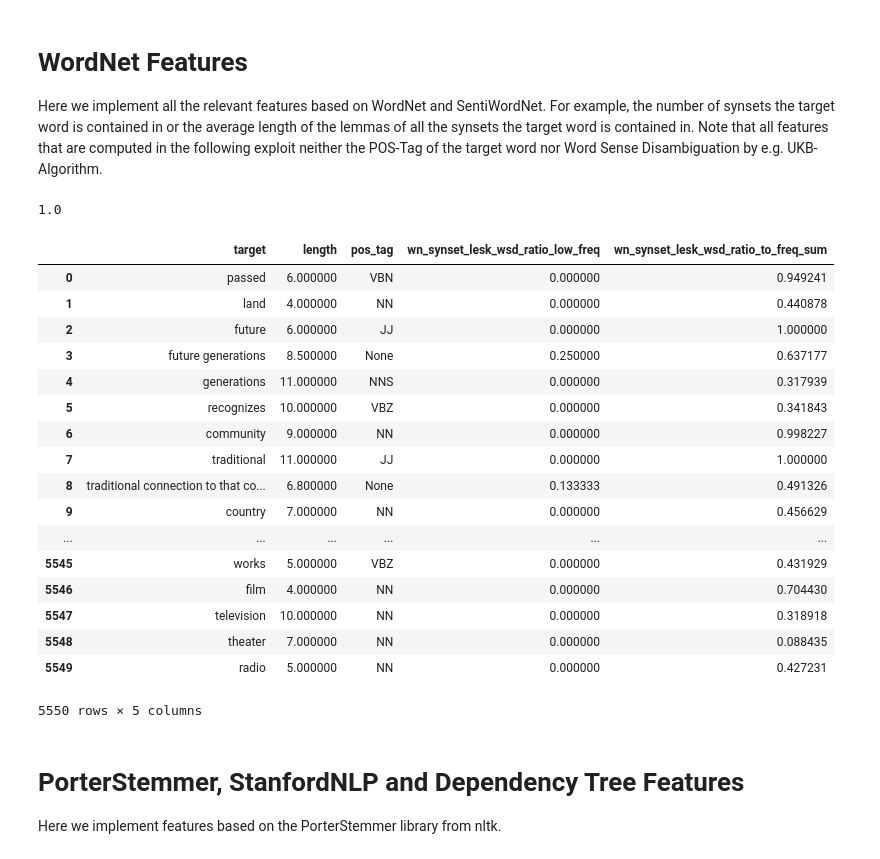
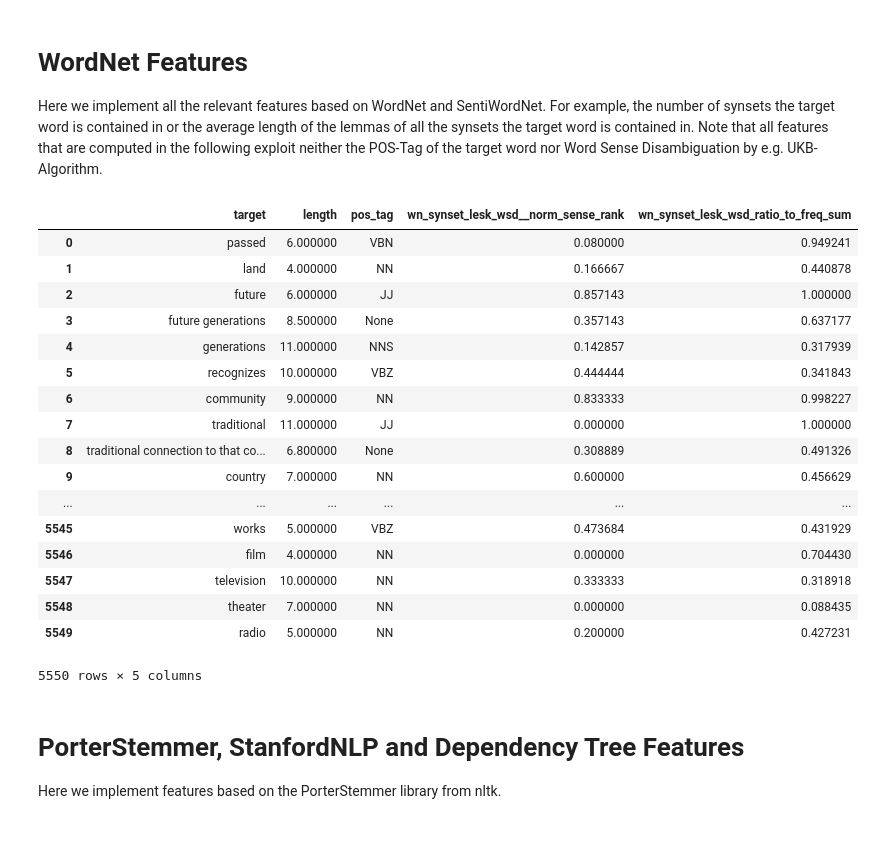
Before and after one commit to kristiankolthoff/CoWoPhId, a Jupyter notebook: python/FeaturesCWI.ipynb, the cells around one changed output. Cells and saved outputs as stored; diff of their text form; code cells hidden in the pictures.

Commit message:
WSD-WordNet-Sense normalized Rank feature using Lesk

```diff
--- a/python/FeaturesCWI.ipynb
+++ b/python/FeaturesCWI.ipynb
@@ -534,10 +534,18 @@ def wn_synset_lesk_wsd_ratio_to_freq_sum(target, sentence, pos, freqs_func, freq
               for lemmata in lemmas]
     target_freq = freqs_func(target, freqs)
     return target_freq / np.sum(freqis)
+
+#TODO implement with other wsd algorithm and lemma count
+def wn_synset_lesk_wsd__norm_sense_rank(target, sentence, pos, freqs_func, freqs):
+    wsd_synset = lesk(sentence.split(), target, pos)
+    senses = wn.synsets(target)
+    if not wsd_synset:
+        return 0
+    wsd_synset = lesk(sentence.split(), target, pos)
+    sense_freqs = sorted([(sense, np.sum([lemma.count() for lemma in sense.lemmas()]))
+                   for sense in senses], key = lambda tpl : tpl[1], reverse=True)
+    sense_index = [sense for sense, cnt in sense_freqs].index(wsd_synset)
+    return sense_index / len(senses)
-# %%
-wn_synset_lesk_wsd_ratio_to_freq_sum('future', "Normally , the land will be passed down to future generations in a way that recognizes the community 's traditional connection to that country .", 'a', get_dict_count, word_freq_wiki)
-# %% [output]
-1.0
 # %%
 df['wn_synset_freq'] = df.target.apply(lambda target : agg_feat_num_average(target, wn_synset_freq))
 df['wn_synset_avg_lemma_freq'] = df.target.apply(lambda target : agg_feat_num_average(target, wn_synset_avg_lemma_freq))
@@ -619,26 +627,29 @@ df['wn_synset_lesk_wsd_ratio_low_freq_sum'] = df[['target','sentence', 'pos_tag'
 df['wn_synset_lesk_wsd_ratio_to_freq_sum'] = df[['target','sentence', 'pos_tag']].apply(lambda vals : \
             agg_feat_num_average(vals[0], wn_synset_lesk_wsd_ratio_to_freq_sum, vals[1], penn_to_wn(vals[2]), \
                                  get_dict_count, word_freq_wiki), axis = 1)
+df['wn_synset_lesk_wsd__norm_sense_rank'] = df[['target','sentence', 'pos_tag']].apply(lambda vals : \
+            agg_feat_num_average(vals[0], wn_synset_lesk_wsd__norm_sense_rank, vals[1], penn_to_wn(vals[2]), \
+                                 get_dict_count, word_freq_wiki), axis = 1)
 # %%
-df.loc[:,['target', 'length', 'pos_tag', 'wn_synset_lesk_wsd_ratio_low_freq', 'wn_synset_lesk_wsd_ratio_to_freq_sum']]
+df.loc[:,['target', 'length', 'pos_tag', 'wn_synset_lesk_wsd__norm_sense_rank', 'wn_synset_lesk_wsd_ratio_to_freq_sum']]
 # %% [output]
-|  | target | length | pos_tag | wn_synset_lesk_wsd_ratio_low_freq | wn_synset_lesk_wsd_ratio_to_freq_sum |
-| 0 | passed | 6.000000 | VBN | 0.000000 | 0.949241 |
-| 1 | land | 4.000000 | NN | 0.000000 | 0.440878 |
-| 2 | future | 6.000000 | JJ | 0.000000 | 1.000000 |
-| 3 | future generations | 8.500000 | None | 0.250000 | 0.637177 |
-| 4 | generations | 11.000000 | NNS | 0.000000 | 0.317939 |
-| 5 | recognizes | 10.000000 | VBZ | 0.000000 | 0.341843 |
-| 6 | community | 9.000000 | NN | 0.000000 | 0.998227 |
+|  | target | length | pos_tag | wn_synset_lesk_wsd__norm_sense_rank | wn_synset_lesk_wsd_ratio_to_freq_sum |
+| 0 | passed | 6.000000 | VBN | 0.080000 | 0.949241 |
+| 1 | land | 4.000000 | NN | 0.166667 | 0.440878 |
+| 2 | future | 6.000000 | JJ | 0.857143 | 1.000000 |
+| 3 | future generations | 8.500000 | None | 0.357143 | 0.637177 |
+| 4 | generations | 11.000000 | NNS | 0.142857 | 0.317939 |
+| 5 | recognizes | 10.000000 | VBZ | 0.444444 | 0.341843 |
+| 6 | community | 9.000000 | NN | 0.833333 | 0.998227 |
 | 7 | traditional | 11.000000 | JJ | 0.000000 | 1.000000 |
-| 8 | traditional connection to that co... | 6.800000 | None | 0.133333 | 0.491326 |
-| 9 | country | 7.000000 | NN | 0.000000 | 0.456629 |
+| 8 | traditional connection to that co... | 6.800000 | None | 0.308889 | 0.491326 |
+| 9 | country | 7.000000 | NN | 0.600000 | 0.456629 |
 | ... | ... | ... | ... | ... | ... |
-| 5545 | works | 5.000000 | VBZ | 0.000000 | 0.431929 |
+| 5545 | works | 5.000000 | VBZ | 0.473684 | 0.431929 |
 | 5546 | film | 4.000000 | NN | 0.000000 | 0.704430 |
-| 5547 | television | 10.000000 | NN | 0.000000 | 0.318918 |
+| 5547 | television | 10.000000 | NN | 0.333333 | 0.318918 |
 | 5548 | theater | 7.000000 | NN | 0.000000 | 0.088435 |
-| 5549 | radio | 5.000000 | NN | 0.000000 | 0.427231 |
+| 5549 | radio | 5.000000 | NN | 0.200000 | 0.427231 |
 5550 rows × 5 columns
 # %% [markdown]
 # PorterStemmer, StanfordNLP and Dependency Tree Features
```
